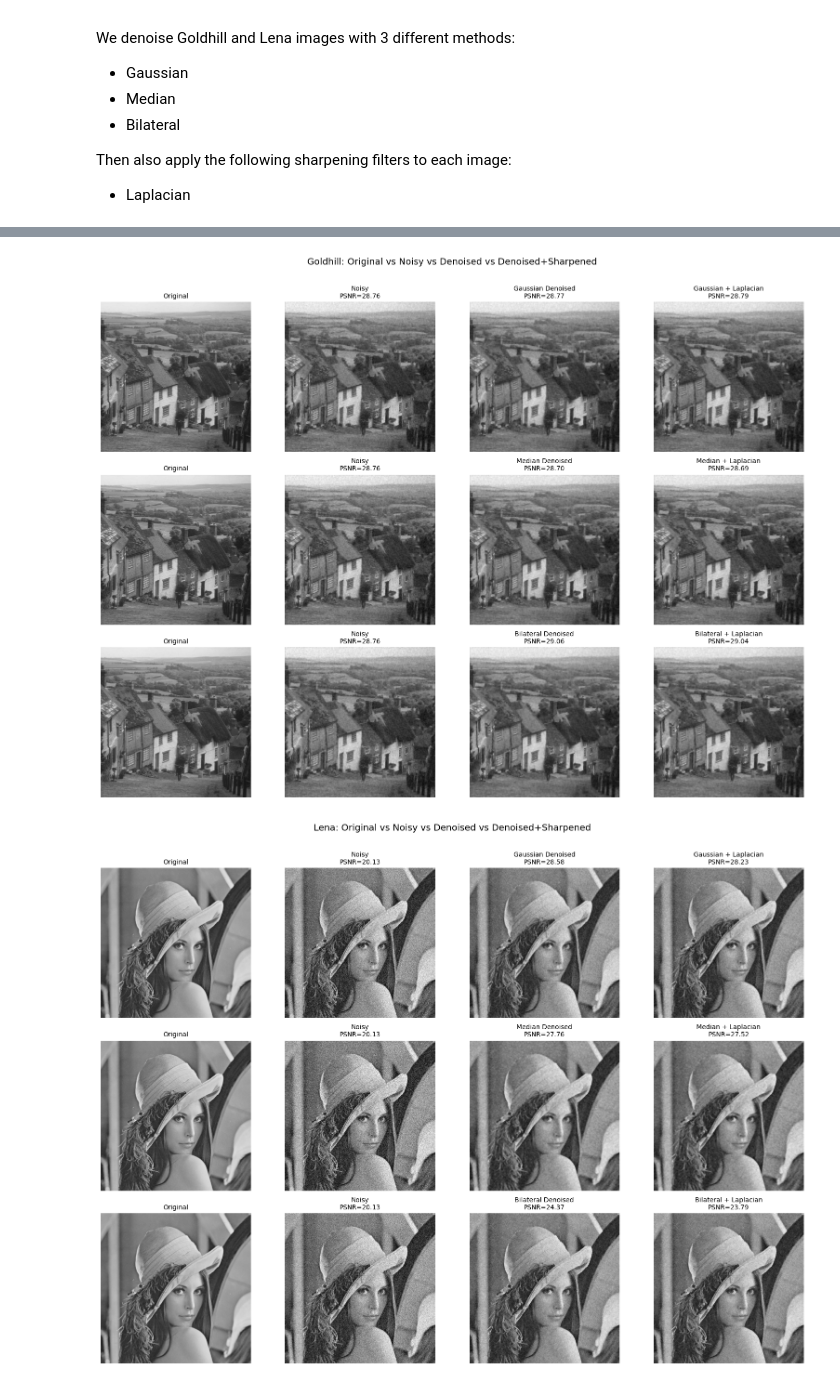
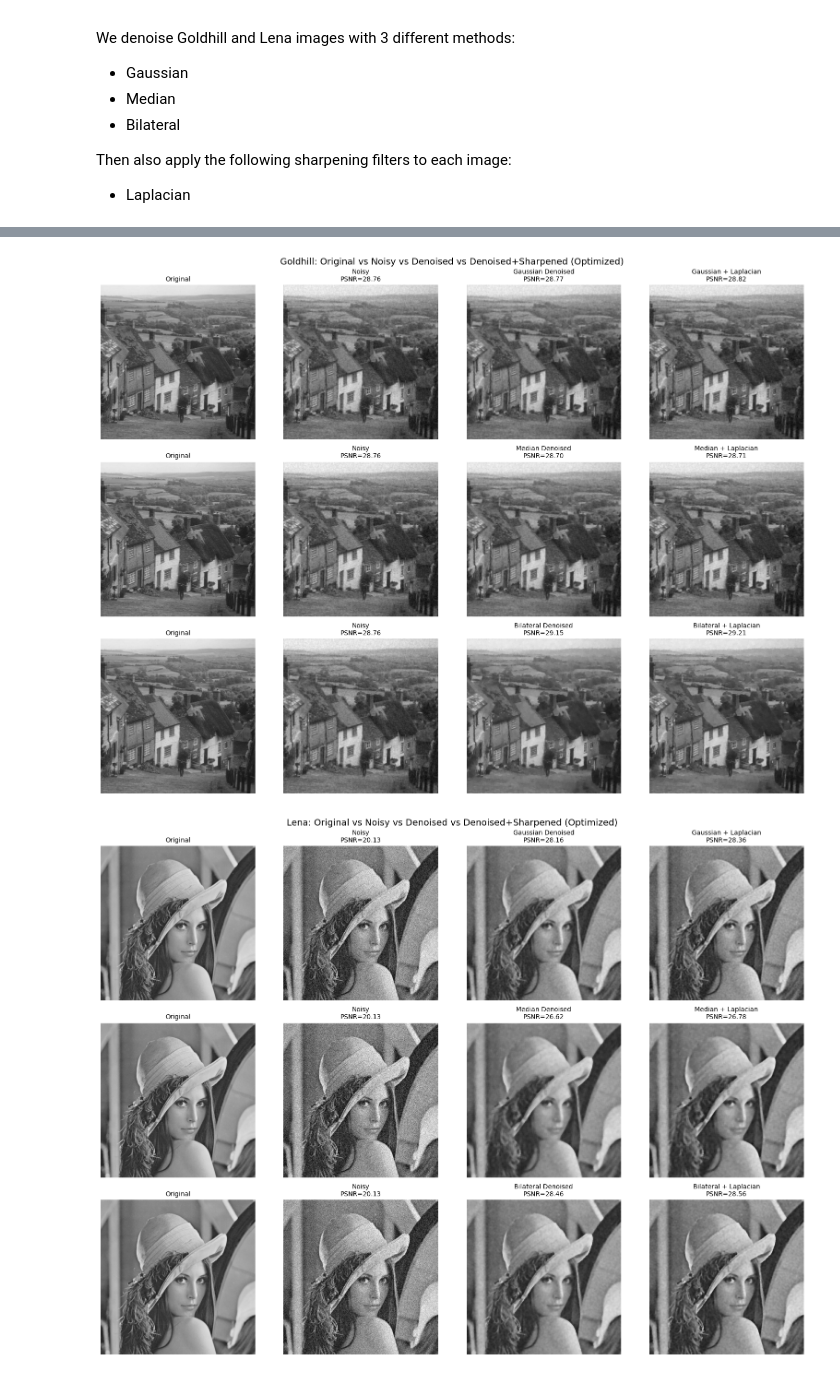
Before and after one commit to OrenRotaru/cme466, a Jupyter notebook: asns/asn4/asn4_p1.ipynb, the cells around one changed output, grey strips where cells are left out. Saved outputs shown, nothing was run; the diff lists cells and outputs as text; code cells hidden in the pictures.

```diff
--- a/asns/asn4/asn4_p1.ipynb
+++ b/asns/asn4/asn4_p1.ipynb
@@ -111,40 +130,42 @@ def bgr_to_rgb(img):
     return cv2.cvtColor(img, cv2.COLOR_BGR2RGB)
 
 
 for name, original, noisy in image_configs:
-    if noisy.shape != original.shape:
-        noisy = cv2.resize(noisy, (original.shape[1], original.shape[0]))
 
     psnr_noisy = cv2.PSNR(original, noisy)
     denoise_results = apply_denoise_methods(name, noisy)
 
     fig, axes = plt.subplots(len(denoise_results), 4, figsize=(16, 12))
-    fig.suptitle(f"{name}: Original vs Noisy vs Denoised vs Denoised+Sharpened", fontsize=14)
+    fig.suptitle(f"{name}: Original vs Noisy vs Denoised vs Denoised+Sharpened (Optimized)", fontsize=14)
 
     for r, (method_name, denoised) in enumerate(denoise_results):
-        sharpened = laplacian_sharpen(denoised)
+        # Apply optimized sharpening
+        img_key = get_image_key(name)
+        method_key = method_name.lower()
+        sharpen_params = sharpen_param_sets[img_key][method_key]
+        sharpened = laplacian_sharpen(denoised, **sharpen_params)
 
         psnr_denoised = cv2.PSNR(original, denoised)
         psnr_sharp = cv2.PSNR(original, sharpened)
 
         panels = [
             (original, "Original"),
             (noisy, f"Noisy\nPSNR={psnr_noisy:.2f}"),
             (denoised, f"{method_name} Denoised\nPSNR={psnr_denoised:.2f}"),
             (sharpened, f"{method_name} + Laplacian\nPSNR={psnr_sharp:.2f}"),
         ]
 
         for c, (img, title) in enumerate(panels):
             ax = axes[r, c]
             ax.imshow(bgr_to_rgb(img))
             ax.set_title(title, fontsize=10)
             ax.axis("off")
 
-    plt.tight_layout(rect=[0, 0, 1, 0.97])
+    plt.tight_layout()
     plt.show()
 # %% [output]
-[figure, old version]
+[figure, new version]
-[figure, old version]
+[figure, new version]
 # %%
 # Save the 6 sharpened final images for upload
 output_dir = 'imgs'
```
Also changed, not shown: parts of 2 cells of this notebook, 2 other files.
